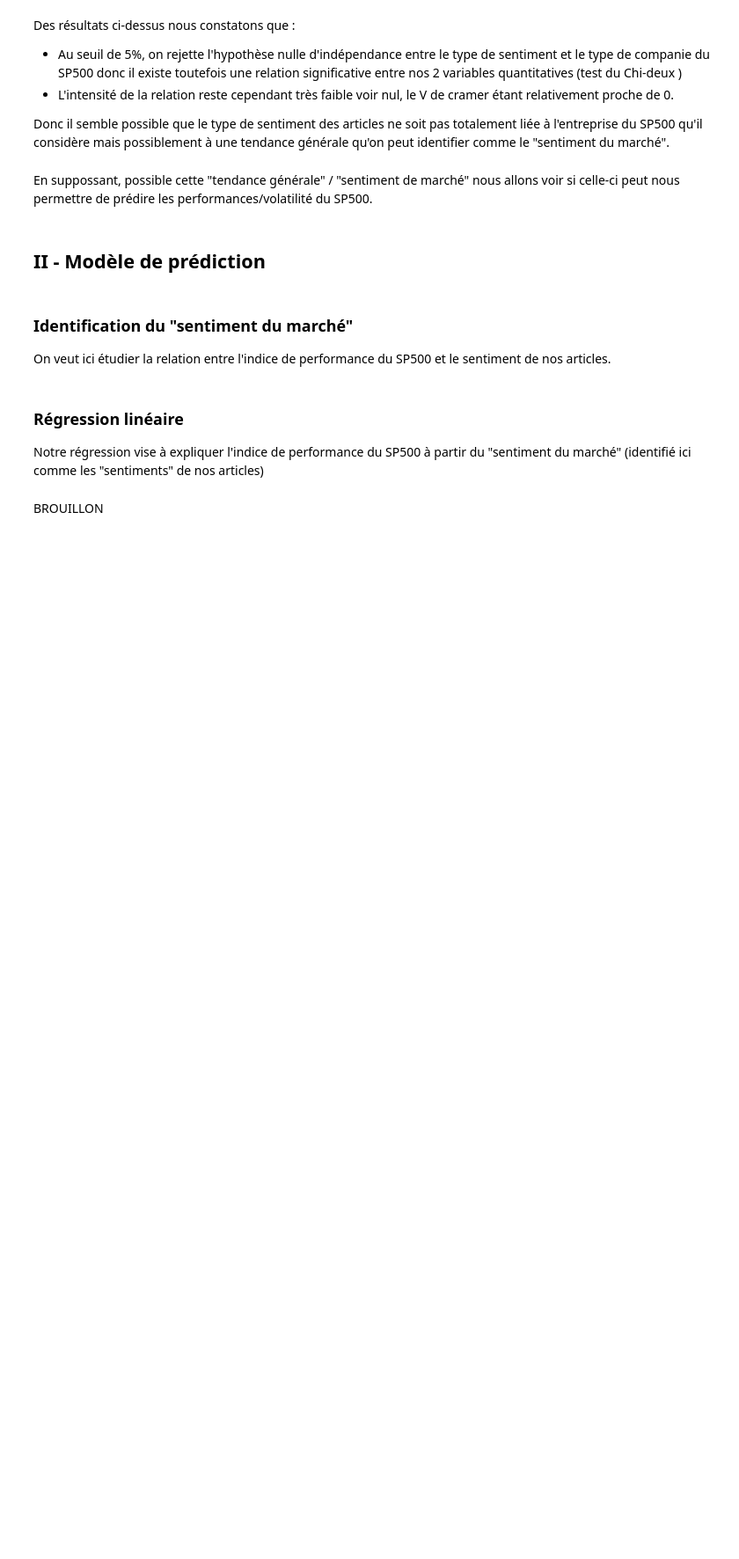
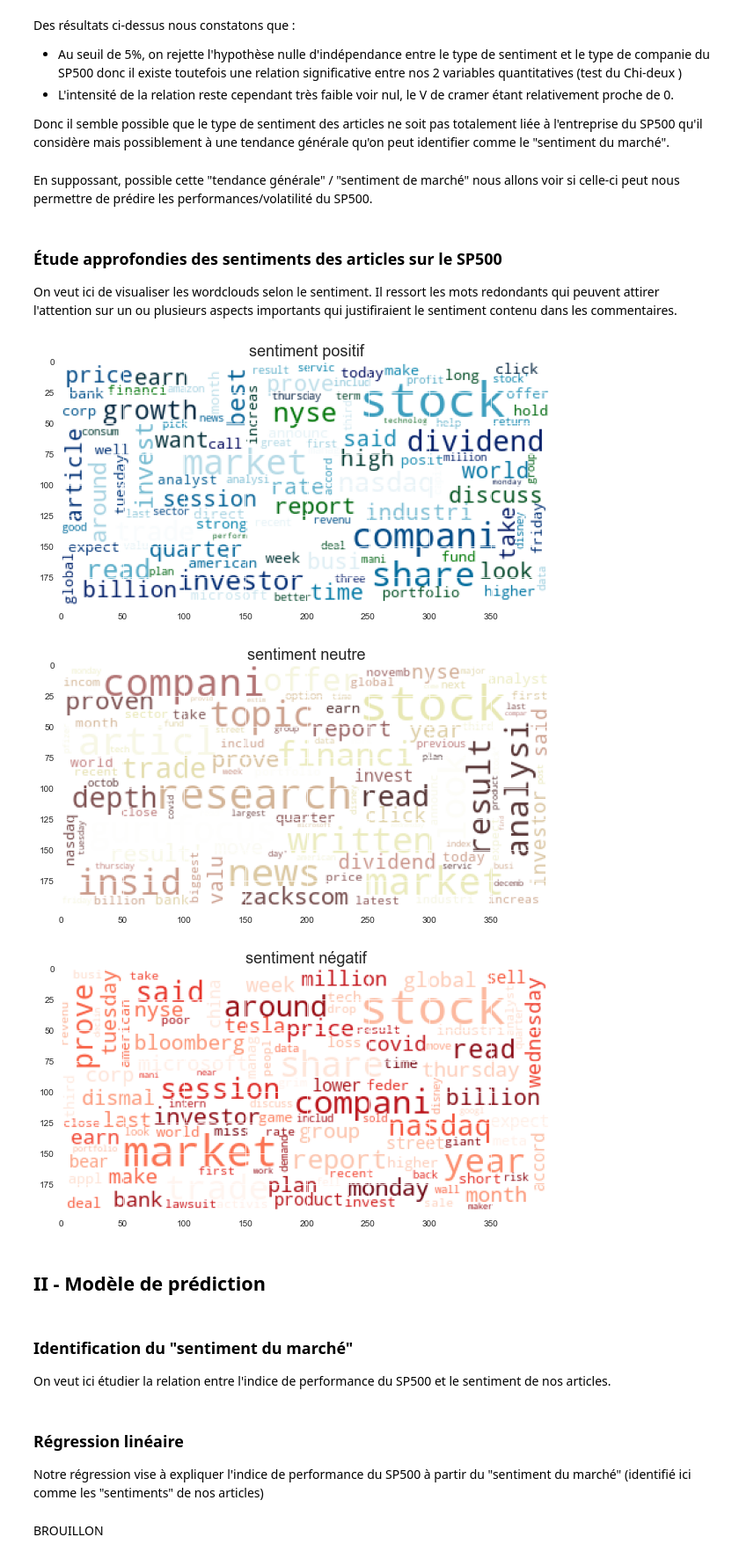
Before and after one commit to elenalmg/Projet-Python, a Jupyter notebook: notebook_data_analyse.ipynb, the cells around one changed output. Shown at 88% size. Saved outputs shown, nothing was run; the diff lists cells and outputs as text; code cells hidden in the pictures; blank space fills up the shorter version.

```diff
--- a/notebook_data_analyse.ipynb
+++ b/notebook_data_analyse.ipynb
@@ -226,6 +234,49 @@ Des résultats ci-dessus nous constatons que :
 Donc il semble possible que le type de sentiment des articles ne soit pas totalement liée à l'entreprise du SP500 qu'il considère mais possiblement à une tendance générale qu'on peut identifier comme le "sentiment du marché".
 # %% [markdown]
 En suppossant, possible cette "tendance générale" / "sentiment de marché" nous allons voir si celle-ci peut nous permettre de prédire les performances/volatilité du SP500.
+# %% [markdown]
+### Étude approfondies des sentiments des articles sur le SP500
+On veut ici de visualiser les wordclouds selon le sentiment. Il ressort les mots redondants qui peuvent attirer l'attention sur un ou plusieurs aspects importants qui justifiraient le sentiment contenu dans les commentaires.
+# %%
+positive_article = []
+negative_article = []
+neutral_article = []
+
+for i in range(0, article_data.shape[0]):
+    if article_data['label_score_abstract'][i] == 0:
+        neutral_article.append(article_data['abstract_stemmed'][i])
+    elif article_data['label_score_abstract'][i] == 1:
+        positive_article.append(article_data['abstract_stemmed'][i])
+    elif article_data['label_score_abstract'][i] == -1:
+        negative_article.append(article_data['abstract_stemmed'][i])
+
+stopwords = set(STOPWORDS)
+
+def show_wordcloud(data, sentiment,color):
+    wordcloud = WordCloud(
+        background_color='white',
+        colormap=color,
+        stopwords=stopwords,
+        collocations=False,
+        collocation_threshold=100,
+        max_words=100,
+        max_font_size=40,
+        min_word_length=4,
+        random_state=1 # chosen at random by flipping a coin; it was heads
+    ).generate(str(data))
+
+    figure(1, figsize=(10, 10))
+    imshow(wordcloud)
+    plt.title("sentiment " + sentiment,size=18)
+    plt.show()
+
+show_wordcloud(positive_article,"positif","ocean_r")
+show_wordcloud(neutral_article,"neutre",'pink_r')
+show_wordcloud(negative_article,"négatif","Reds")
+# %% [output]
+[figure, added]
+[figure, added]
+[figure, added]
 # %% [markdown]
 ## II - Modèle de prédiction
 # %% [markdown]
```
Also changed, not shown: parts of 18 cells of this notebook, 1 other file.
